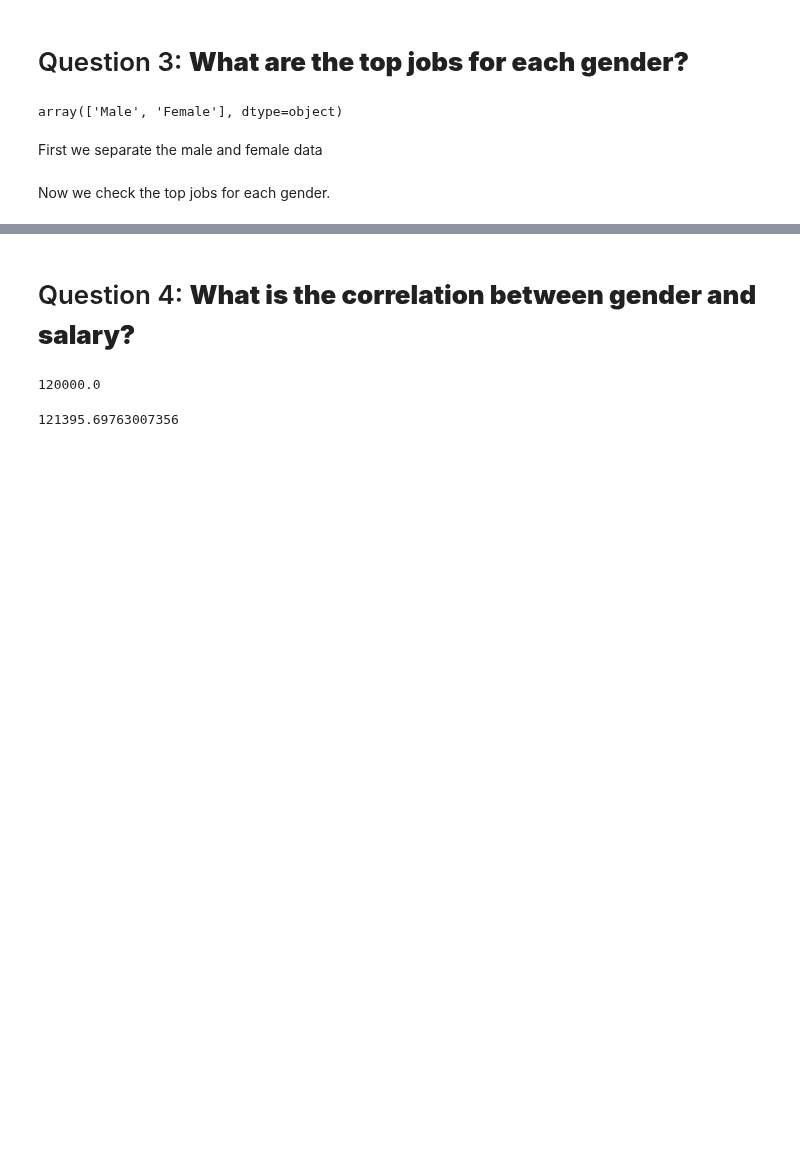
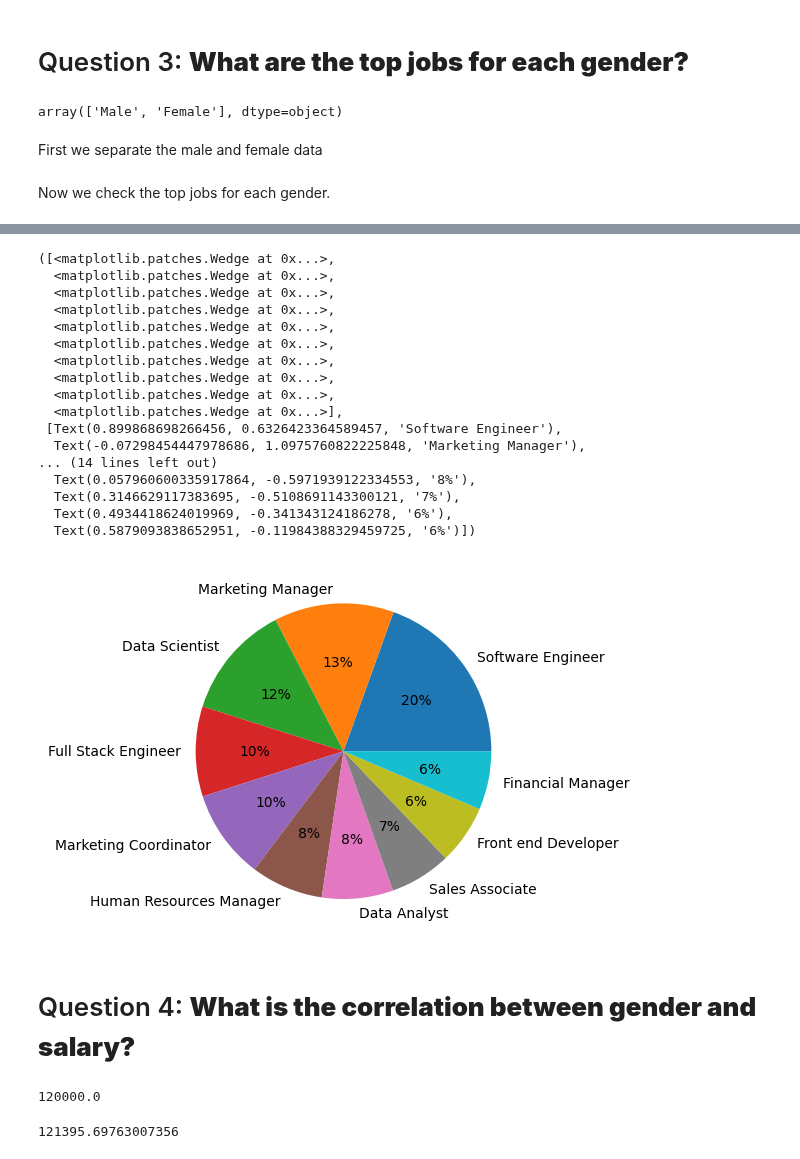
Before and after one commit to AbhijayPaul/HackTheHood-Final, a Jupyter notebook: HtHFinal.ipynb, the cells around one changed output, grey strips where cells are left out. Saved outputs shown, nothing was run; the diff lists cells and outputs as text; code cells hidden in the pictures; blank space fills up the shorter version.

```diff
--- a/HtHFinal.ipynb
+++ b/HtHFinal.ipynb
@@ -220,6 +212,6 @@ Research Director             46
 Name: count, dtype: int64
 # %%
-TopFemaleJobTitles = FemaleData["Job Title"].value_counts().head(20)
+TopFemaleJobTitles = FemaleData["Job Title"].value_counts().head(10)
 TopFemaleJobTitles
 # %% [output]
 Job Title
@@ -262,3 +252,24 @@ Name: count, dtype: bool
+# %%
+plt.pie(TopFemaleJobTitles, labels=TopFemaleJobTitles.index, autopct='%.0f%%')
+# %% [output]
+([<matplotlib.patches.Wedge at 0x...>,
+  <matplotlib.patches.Wedge at 0x...>,
+  <matplotlib.patches.Wedge at 0x...>,
+  <matplotlib.patches.Wedge at 0x...>,
+  <matplotlib.patches.Wedge at 0x...>,
+  <matplotlib.patches.Wedge at 0x...>,
+  <matplotlib.patches.Wedge at 0x...>,
+  <matplotlib.patches.Wedge at 0x...>,
+  <matplotlib.patches.Wedge at 0x...>,
+  <matplotlib.patches.Wedge at 0x...>],
+ [Text(0.899868698266456, 0.6326423364589457, 'Software Engineer'),
+  Text(-0.07298454447978686, 1.0975760822225848, 'Marketing Manager'),
+... (14 lines left out)
+  Text(0.057960600335917864, -0.5971939122334553, '8%'),
+  Text(0.3146629117383695, -0.5108691143300121, '7%'),
+  Text(0.4934418624019969, -0.341343124186278, '6%'),
+  Text(0.5879093838652951, -0.11984388329459725, '6%')])
+[figure, added]
 # %% [markdown]
 # Question 4: __What is the correlation between gender and salary?__
 # %%
```
Also changed, not shown: parts of 6 cells of this notebook.
